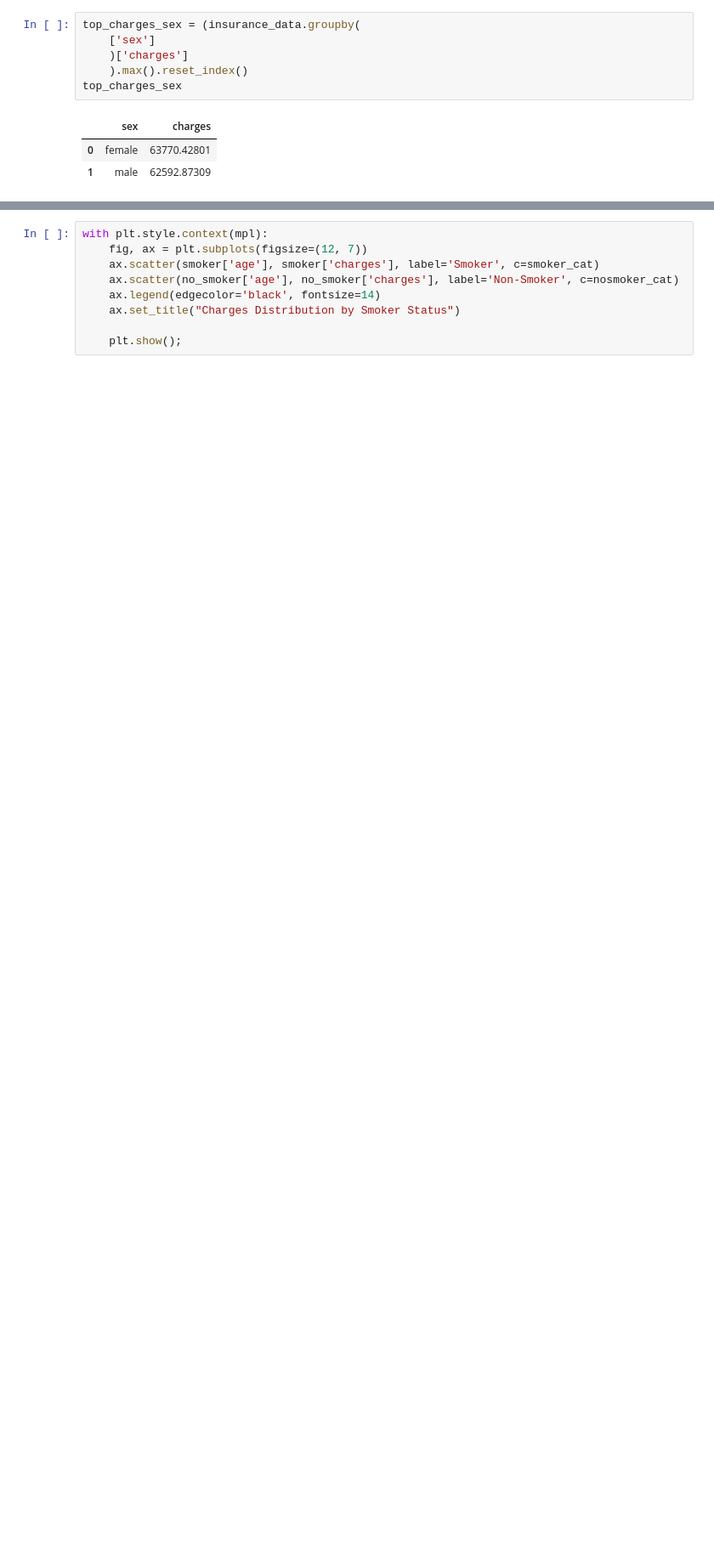
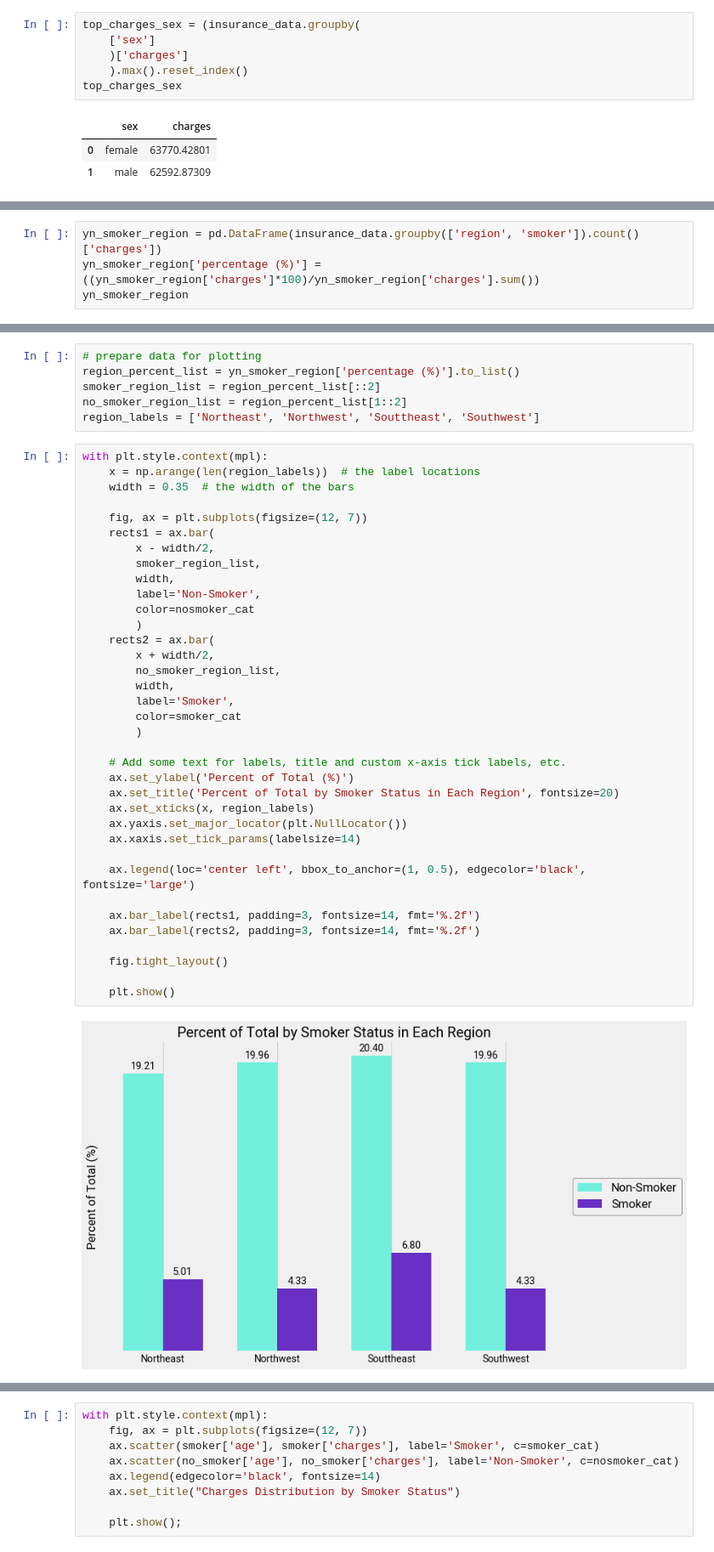
Before and after one commit to dwipaalfarisi/ads-projects, a Jupyter notebook: probability/test-plot.ipynb, the cells around one changed output, grey strips where cells are left out. Shown at 85% size. Drawn from its saved outputs; the diff is of its cells as text; blank space fills up the shorter version.

```diff
--- a/probability/test-plot.ipynb
+++ b/probability/test-plot.ipynb
@@ -526,0 +589,4 @@ with plt.style.context(seaborn):
+# %%
+yn_smoker_region = pd.DataFrame(insurance_data.groupby(['region', 'smoker']).count()['charges'])
+yn_smoker_region['percentage (%)'] = ((yn_smoker_region['charges']*100)/yn_smoker_region['charges'].sum())
+yn_smoker_region
@@ -526,0 +604,44 @@ with plt.style.context(seaborn):
+# %%
+# prepare data for plotting
+region_percent_list = yn_smoker_region['percentage (%)'].to_list()
+smoker_region_list = region_percent_list[::2]
+no_smoker_region_list = region_percent_list[1::2]
+region_labels = ['Northeast', 'Northwest', 'Souttheast', 'Southwest']
+# %%
+with plt.style.context(mpl):
+    x = np.arange(len(region_labels))  # the label locations
+    width = 0.35  # the width of the bars
+
+    fig, ax = plt.subplots(figsize=(12, 7))
+    rects1 = ax.bar(
+        x - width/2,
+        smoker_region_list,
+        width,
+        label='Non-Smoker',
+        color=nosmoker_cat
+        )
+    rects2 = ax.bar(
+        x + width/2,
+        no_smoker_region_list,
+        width,
+        label='Smoker',
+        color=smoker_cat
+        )
+
+    # Add some text for labels, title and custom x-axis tick labels, etc.
+    ax.set_ylabel('Percent of Total (%)')
+    ax.set_title('Percent of Total by Smoker Status in Each Region', fontsize=20)
+    ax.set_xticks(x, region_labels)
+    ax.yaxis.set_major_locator(plt.NullLocator())
+    ax.xaxis.set_tick_params(labelsize=14)
+
+    ax.legend(loc='center left', bbox_to_anchor=(1, 0.5), edgecolor='black', fontsize='large')
+
+    ax.bar_label(rects1, padding=3, fontsize=14, fmt='%.2f')
+    ax.bar_label(rects2, padding=3, fontsize=14, fmt='%.2f')
+
+    fig.tight_layout()
+
+    plt.show()
+# %% [output]
+[figure, added]
```
Also changed, not shown: parts of 23 cells of this notebook.
